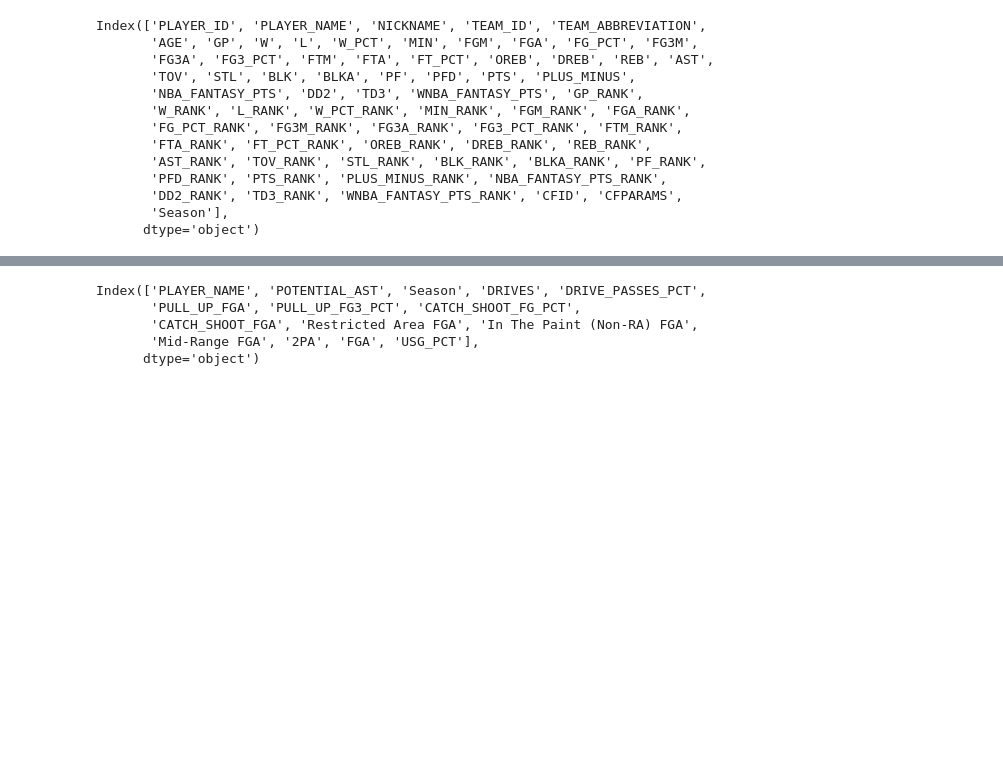
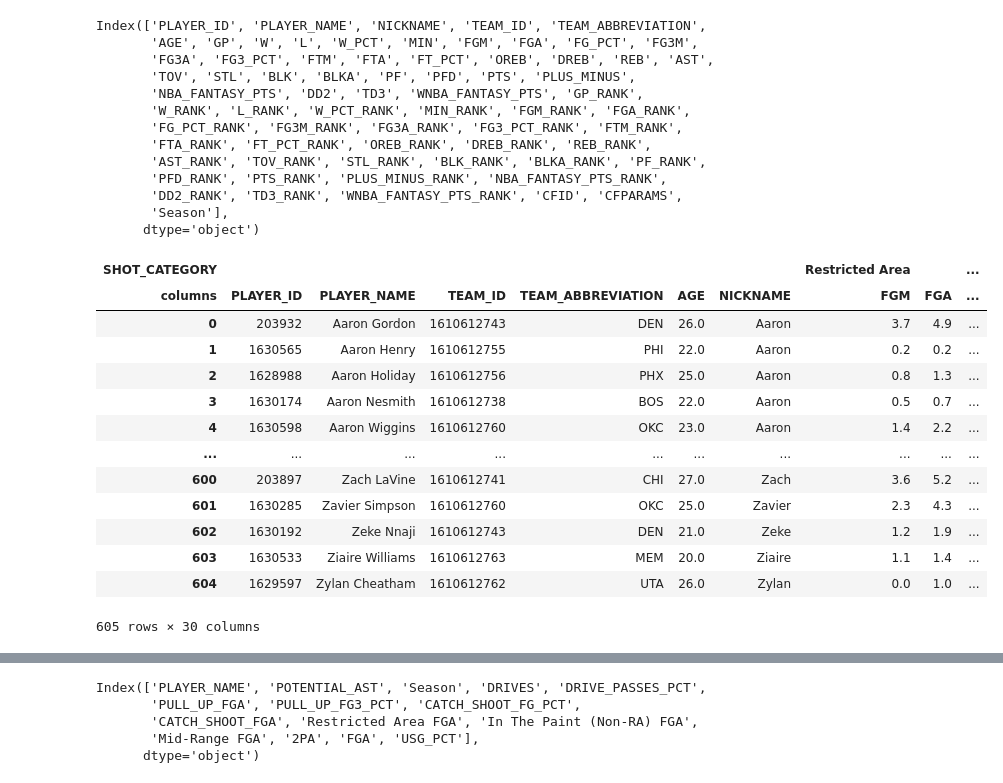
Before and after one commit to rpandeya/NBA-APP, a Jupyter notebook: nba_app_backend.ipynb, the cells around one changed output, grey strips where cells are left out. Drawn from its saved outputs; the diff is of its cells as text; code cells hidden in the pictures; blank space fills up the shorter version.

```diff
--- a/nba_app_backend.ipynb
+++ b/nba_app_backend.ipynb
@@ -315,6 +332,23 @@ player_advanced = player_advanced[['PLAYER_NAME', 'USG_PCT']]
 # %%
 shot_data = shot_chart.LeagueDashPlayerShotLocations(distance_range='By Zone', season_type_all_star='Regular Season',per_mode_detailed='PerGame' )
 shot_df = shot_data.get_data_frames()[0]
+# %%
+shot_df
+# %% [output]
+| SHOT_CATEGORY |  |  |  |  |  |  | Restricted Area |  | ... |
+| columns | PLAYER_ID | PLAYER_NAME | TEAM_ID | TEAM_ABBREVIATION | AGE | NICKNAME | FGM | FGA | ... |
+| 0 | 203932 | Aaron Gordon | 1610612743 | DEN | 26.0 | Aaron | 3.7 | 4.9 | ... |
+| 1 | 1630565 | Aaron Henry | 1610612755 | PHI | 22.0 | Aaron | 0.2 | 0.2 | ... |
+| 2 | 1628988 | Aaron Holiday | 1610612756 | PHX | 25.0 | Aaron | 0.8 | 1.3 | ... |
+| 3 | 1630174 | Aaron Nesmith | 1610612738 | BOS | 22.0 | Aaron | 0.5 | 0.7 | ... |
+| 4 | 1630598 | Aaron Wiggins | 1610612760 | OKC | 23.0 | Aaron | 1.4 | 2.2 | ... |
+| ... | ... | ... | ... | ... | ... | ... | ... | ... | ... |
+| 600 | 203897 | Zach LaVine | 1610612741 | CHI | 27.0 | Zach | 3.6 | 5.2 | ... |
+| 601 | 1630285 | Zavier Simpson | 1610612760 | OKC | 25.0 | Zavier | 2.3 | 4.3 | ... |
+| 602 | 1630192 | Zeke Nnaji | 1610612743 | DEN | 21.0 | Zeke | 1.2 | 1.9 | ... |
+| 603 | 1630533 | Ziaire Williams | 1610612763 | MEM | 20.0 | Ziaire | 1.1 | 1.4 | ... |
+| 604 | 1629597 | Zylan Cheatham | 1610612762 | UTA | 26.0 | Zylan | 0.0 | 1.0 | ... |
+605 rows × 30 columns
 # %%
 shot_df = shot_df[['','Restricted Area', 'In The Paint (Non-RA)', 'Mid-Range']]
 player_names = shot_df[('', 'PLAYER_NAME')].values
```
Also changed, not shown: parts of 26 cells of this notebook, 2 other files.
